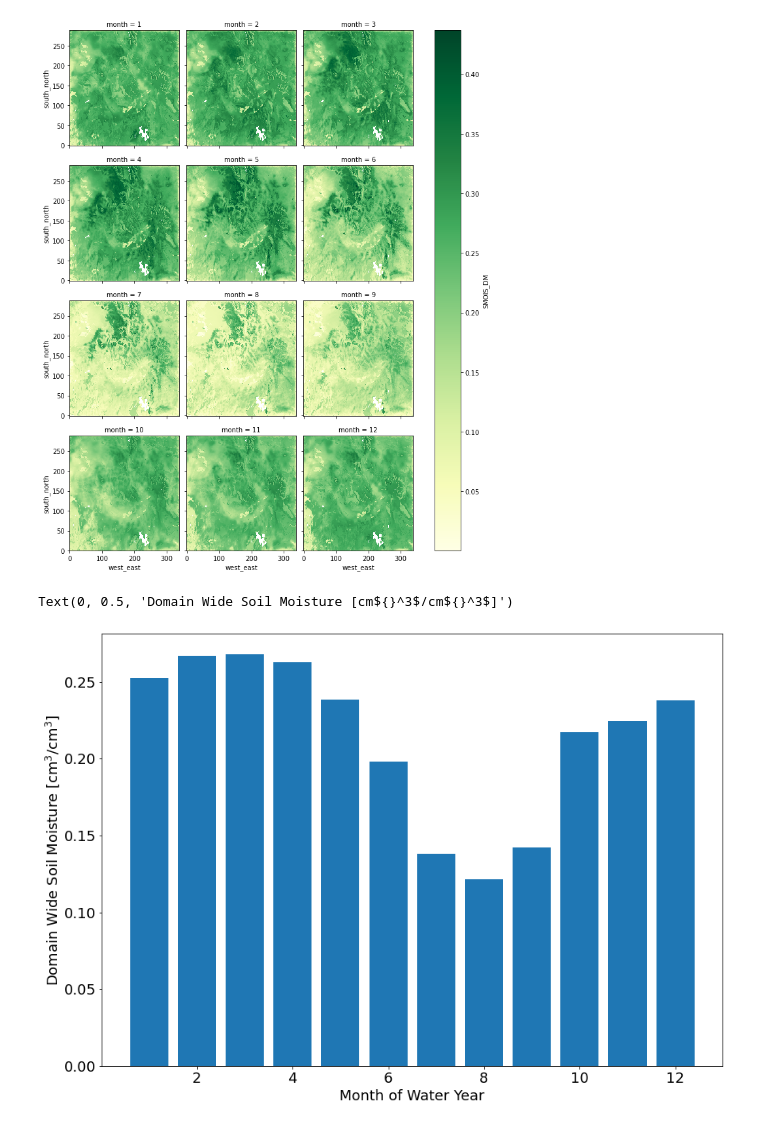
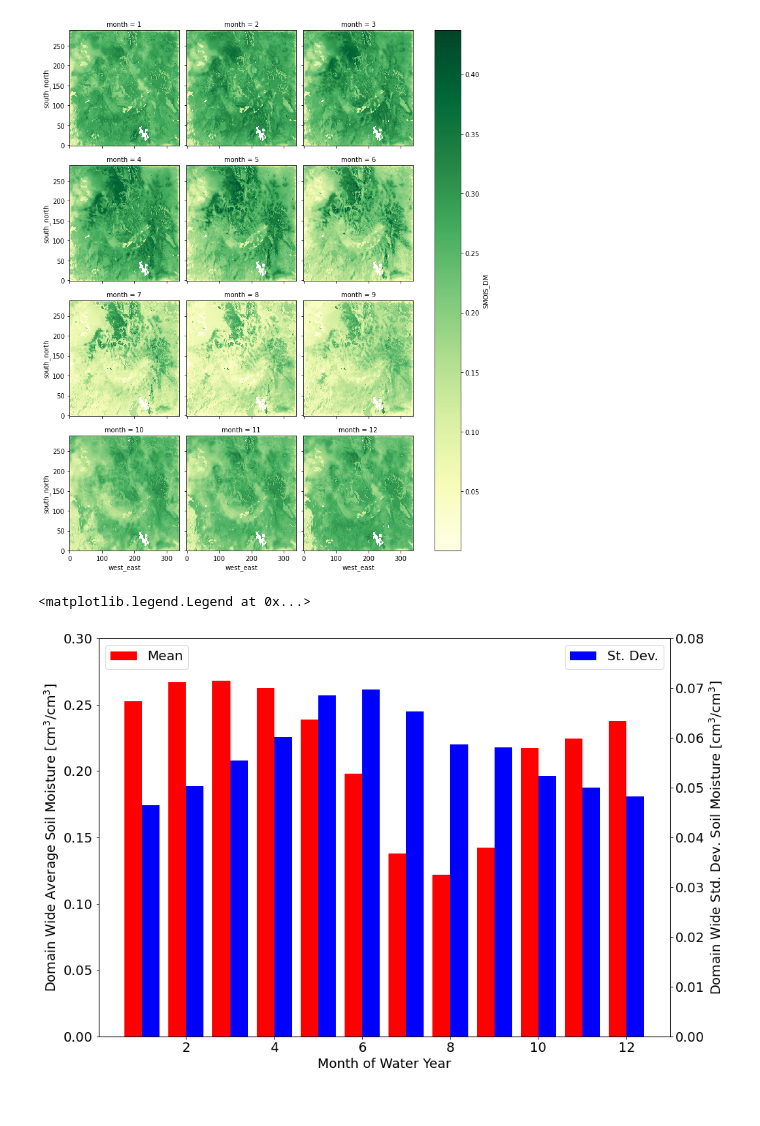
Before and after one commit to LEAF-BoiseState/wrf30yr-drought-analysis, a Jupyter notebook: SurfaceSoilMoistureExample.ipynb, the cells around one changed output. Drawn from its saved outputs; the diff is of its cells as text; code cells hidden in the pictures.

Commit message:
added 2-axis bar plot of seasonal moisture

```diff
--- a/SurfaceSoilMoistureExample.ipynb
+++ b/SurfaceSoilMoistureExample.ipynb
@@ -77,13 +79,30 @@ sm_seasonal_surf.plot(x='west_east',y='south_north',col="month",col_wrap=3,cmap=
 [figure]
 # %%
 sm_seasonal_surf_av = sm_seasonal_surf.mean(dim=('west_east','south_north'))
+sm_seasonal_surf_std = sm_seasonal_surf.std(dim=('west_east','south_north'))
+sm_seasonal_surf_cv = sm_seasonal_surf_std / sm_seasonal_surf_av
-# %%
-# TODO: Create month array for x plot
-plt.figure(figsize=(14,10))
-plt.rcParams.update({'font.size': 18})
-plt.bar((np.arange(12)+1),sm_seasonal_surf_av)
-plt.xlabel('Month of Water Year')
-plt.ylabel('Domain Wide Soil Moisture [cm${}^3$/cm${}^3$]')
-# %% [output]
-Text(0, 0.5, 'Domain Wide Soil Moisture [cm${}^3$/cm${}^3$]')
-[figure, removed]
+# %%
+# TODO: Create month array for x plot
+plt.rcParams.update({'font.size': 18})
+
+fig,ax = plt.subplots()
+fig.set_figheight(10)
+fig.set_figwidth(14)
+
+
+ax.bar((np.arange(12)+1),sm_seasonal_surf_av, color='r', width=-0.4, align='edge',label='Mean')
+
+ax.set_ylim([0.0,0.3])
+ax.set_xlabel('Month of Water Year')
+ax.set_ylabel('Domain Wide Average Soil Moisture [cm${}^3$/cm${}^3$]')
+
+ax2 = ax.twinx()
+ax2.bar((np.arange(12)+1),sm_seasonal_surf_std, color='b', width=0.4, align='edge',label='St. Dev.')
+ax2.set_ylim([0.0,0.08])
+ax2.set_ylabel('Domain Wide Std. Dev. Soil Moisture [cm${}^3$/cm${}^3$]')
+
+ax.legend(loc=2)
+ax2.legend(loc=1)
+# %% [output]
+<matplotlib.legend.Legend at 0x...>
+[figure, added]
```
Also changed, not shown: parts of 2 cells of this notebook.
